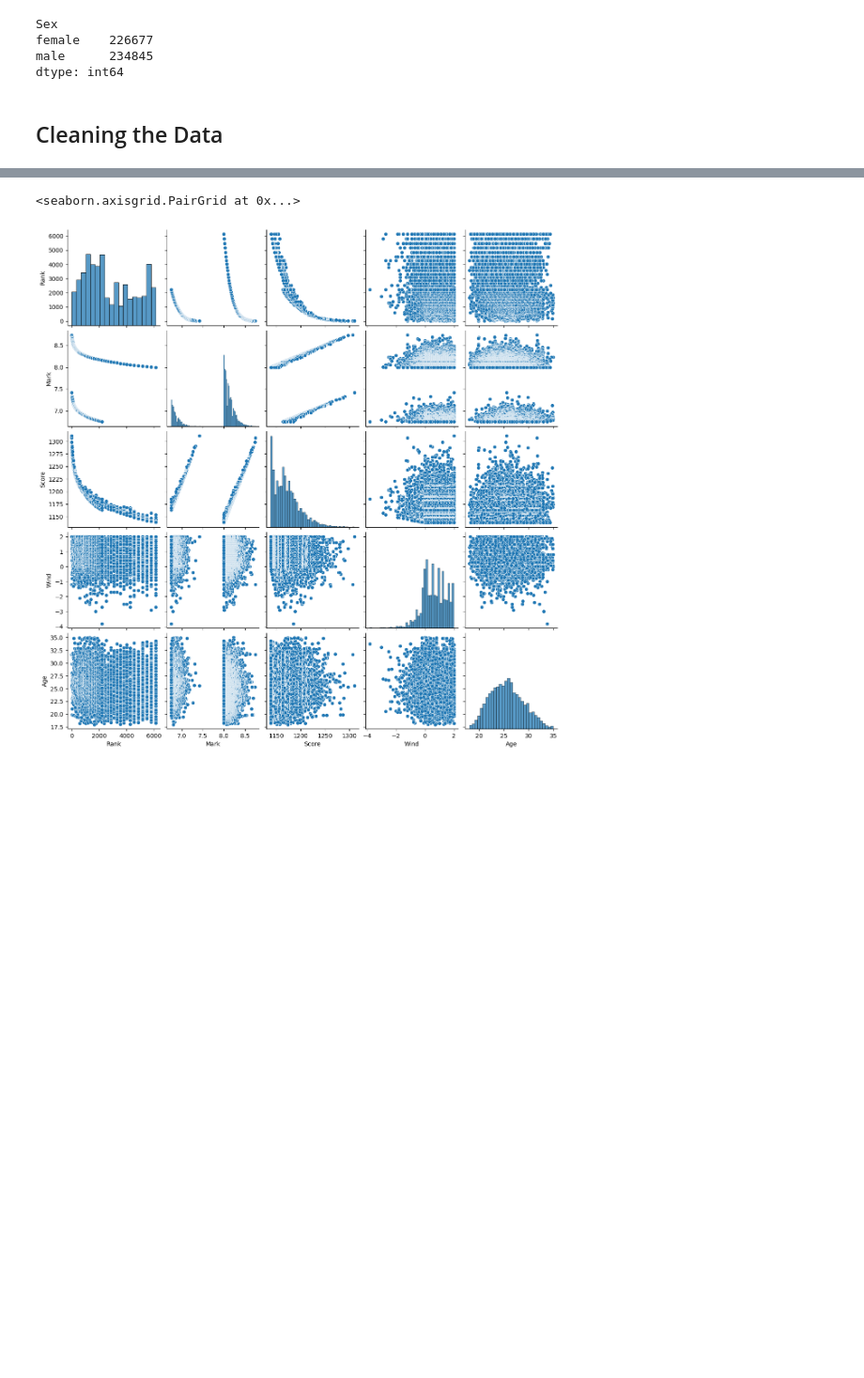
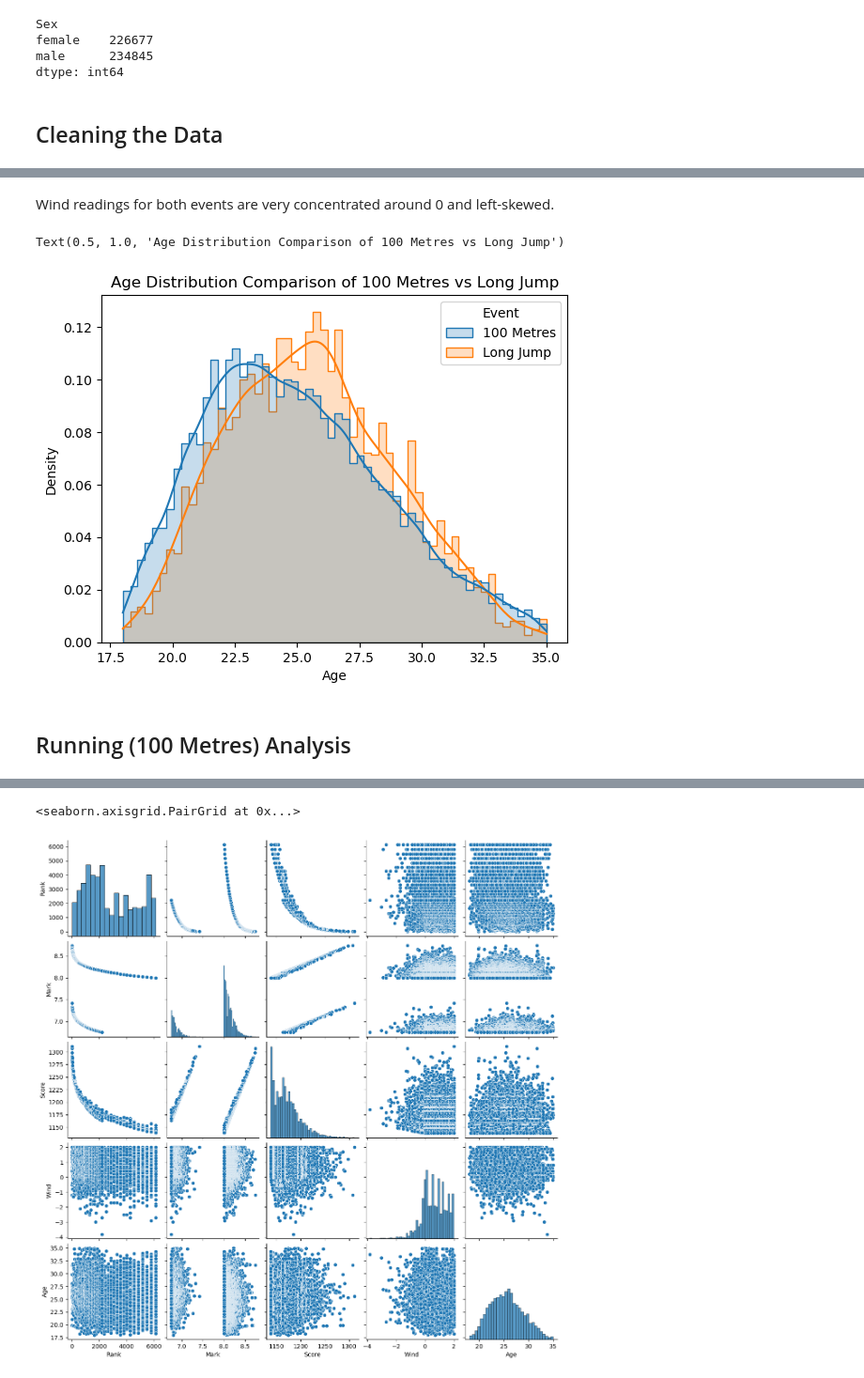
Before and after one commit to abarnes05/DS-final-project, a Jupyter notebook: Final Project.ipynb, the cells around one changed output, grey strips where cells are left out. Shown at 94% size. Saved outputs shown, nothing was run; the diff lists cells and outputs as text; code cells hidden in the pictures; blank space fills up the shorter version.

```diff
--- a/Final Project.ipynb
+++ b/Final Project.ipynb
@@ -257,0 +175,20 @@ sns.lmplot(x='Wind', y='Mark', data=running_df)
+# %% [markdown]
+Wind readings for both events are very concentrated around 0 and left-skewed.
+# %%
+# Create a histogram/density plot to compare the wind distribution of the 2 events
+sns.histplot(
+    data=hist_df,
+    x="Age",
+    hue="Event",
+    kde=True,
+    stat="density",
+    element="step", # outline instead of filled bars
+    common_norm=False # scale event data independently since sample sizes differ greatly
+)
+
+plt.title(label = "Age Distribution Comparison of 100 Metres vs Long Jump")
+# %% [output]
+Text(0.5, 1.0, 'Age Distribution Comparison of 100 Metres vs Long Jump')
+[figure, added]
+# %% [markdown]
+## Running (100 Metres) Analysis
```
Also changed, not shown: parts of 35 cells of this notebook.
